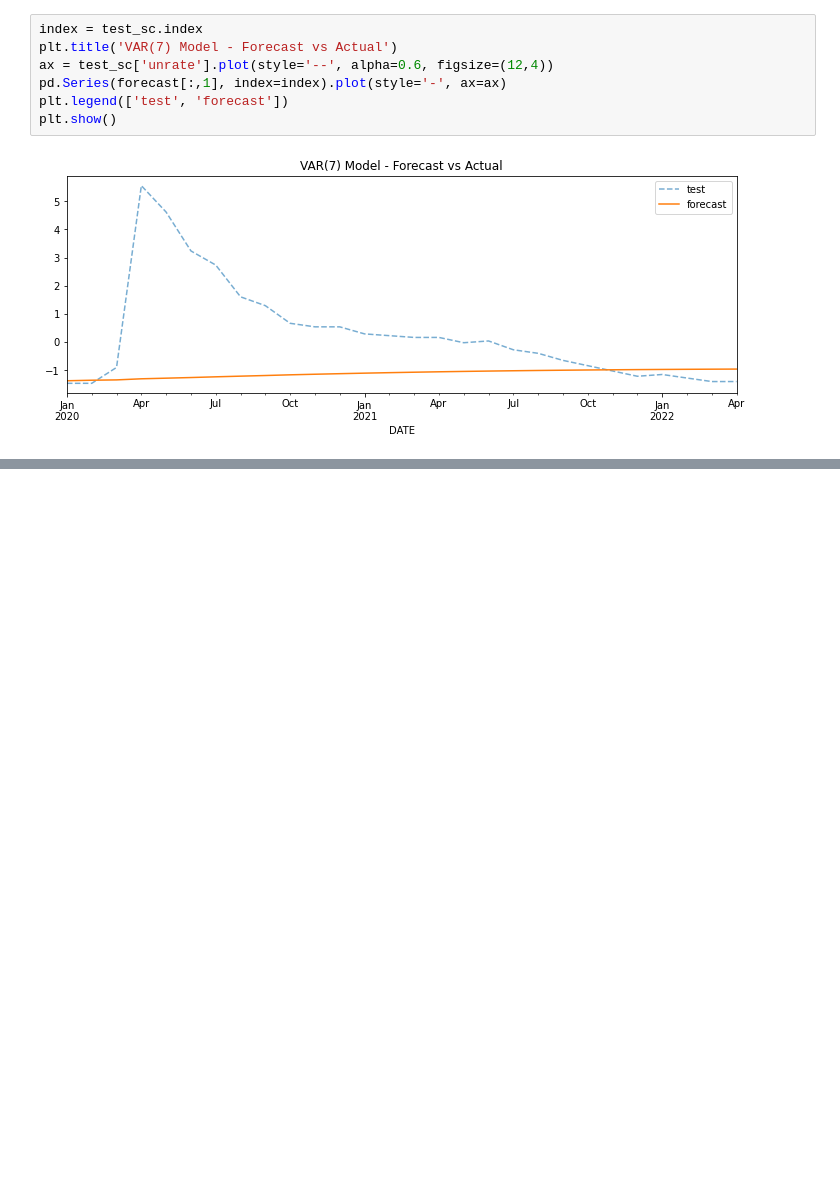
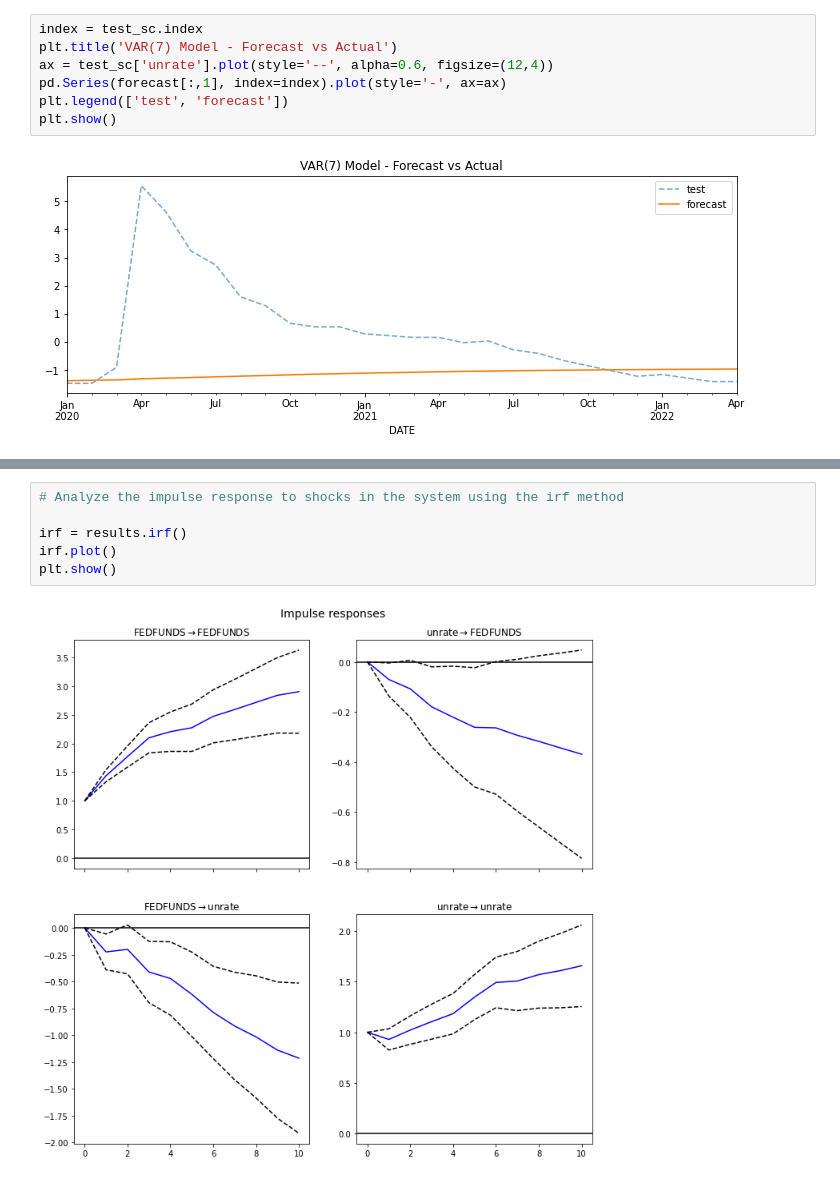
Before and after one commit to LaurbergMJ/TimeSeriesAnalysisWithPythonCookbook, a Jupyter notebook: Ch11.ipynb, the cells around one changed output, grey strips where cells are left out. Cells and saved outputs as stored; diff of their text form; blank space fills up the shorter version.

```diff
--- a/Ch11.ipynb
+++ b/Ch11.ipynb
@@ -659,0 +679,8 @@ from
+# %%
+# Analyze the impulse response to shocks in the system using the irf method
+
+irf = results.irf()
+irf.plot()
+plt.show()
+# %% [output]
+[figure, added]
```
Also changed, not shown: parts of 33 cells of this notebook.
